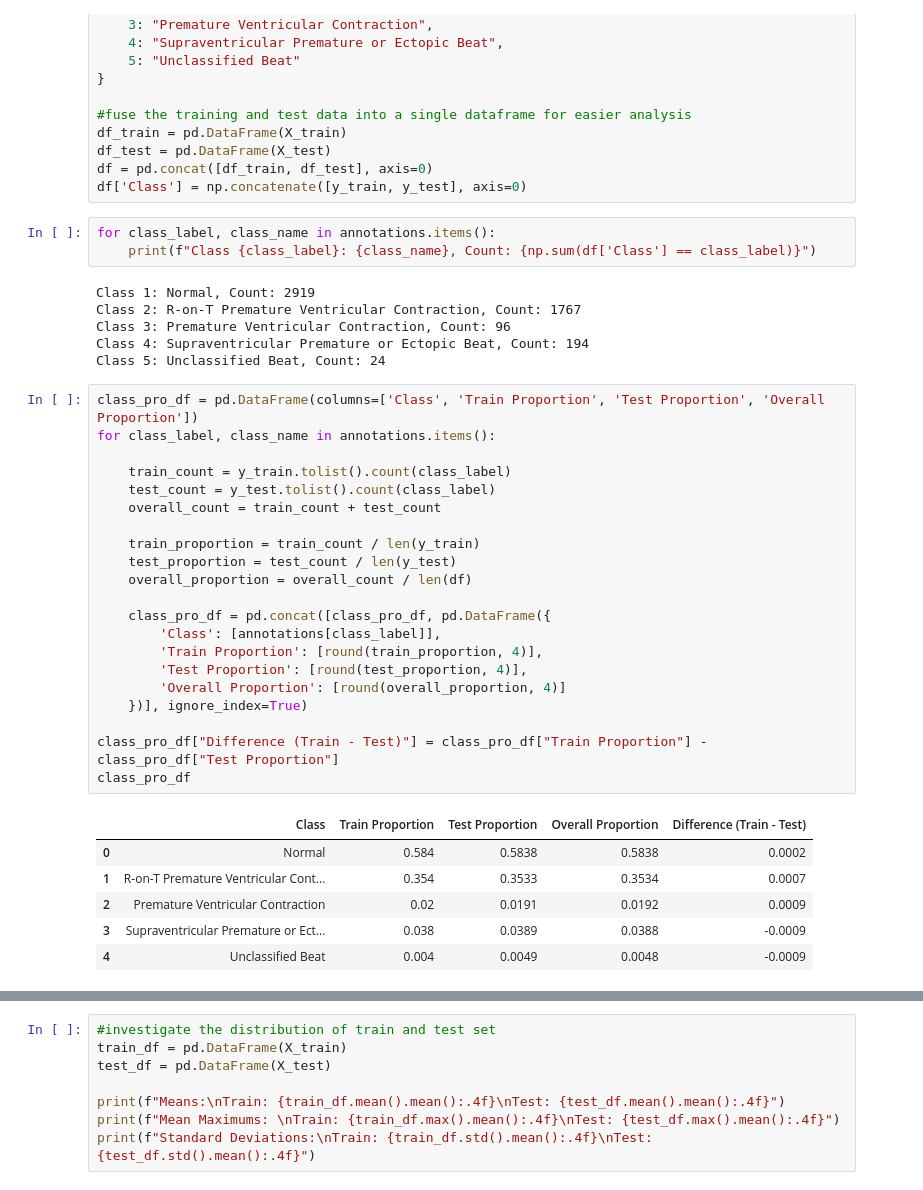
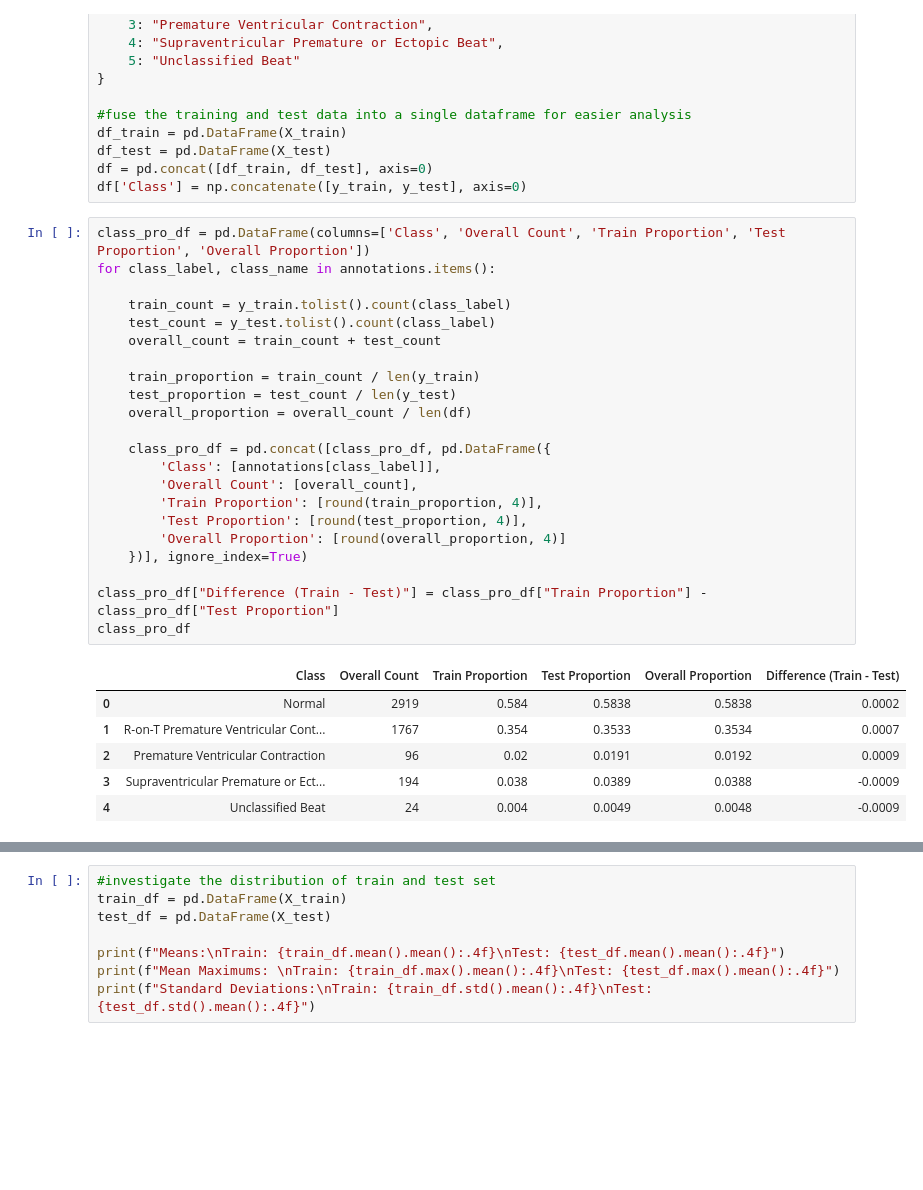
Before and after one commit to bi-blib/ecg5000_time_series_modelling, a Jupyter notebook: exploratory_analysis/ea.ipynb, the cells around one changed output, grey strips where cells are left out. Saved outputs shown, nothing was run; the diff lists cells and outputs as text; blank space fills up the shorter version.

```diff
--- a/exploratory_analysis/ea.ipynb
+++ b/exploratory_analysis/ea.ipynb
@@ -25,43 +25,35 @@ df_train = pd.DataFrame(X_train)
 df_test = pd.DataFrame(X_test)
 df = pd.concat([df_train, df_test], axis=0)
 df['Class'] = np.concatenate([y_train, y_test], axis=0)
-# %%
-for class_label, class_name in annotations.items():
-    print(f"Class {class_label}: {class_name}, Count: {np.sum(df['Class'] == class_label)}")
-# %% [output]
-Class 1: Normal, Count: 2919
-Class 2: R-on-T Premature Ventricular Contraction, Count: 1767
-Class 3: Premature Ventricular Contraction, Count: 96
-Class 4: Supraventricular Premature or Ectopic Beat, Count: 194
-Class 5: Unclassified Beat, Count: 24
 # %%
-class_pro_df = pd.DataFrame(columns=['Class', 'Train Proportion', 'Test Proportion', 'Overall Proportion'])
+class_pro_df = pd.DataFrame(columns=['Class', 'Overall Count', 'Train Proportion', 'Test Proportion', 'Overall Proportion'])
 for class_label, class_name in annotations.items():
 
     train_count = y_train.tolist().count(class_label)
     test_count = y_test.tolist().count(class_label)
     overall_count = train_count + test_count
 
     train_proportion = train_count / len(y_train)
     test_proportion = test_count / len(y_test)
     overall_proportion = overall_count / len(df)
 
     class_pro_df = pd.concat([class_pro_df, pd.DataFrame({
         'Class': [annotations[class_label]],
+        'Overall Count': [overall_count],
         'Train Proportion': [round(train_proportion, 4)],
         'Test Proportion': [round(test_proportion, 4)],
         'Overall Proportion': [round(overall_proportion, 4)]
     })], ignore_index=True)
 
 class_pro_df["Difference (Train - Test)"] = class_pro_df["Train Proportion"] - class_pro_df["Test Proportion"]
 class_pro_df
 # %% [output]
-|  | Class | Train Proportion | Test Proportion | Overall Proportion | Difference (Train - Test) |
-| 0 | Normal | 0.584 | 0.5838 | 0.5838 | 0.0002 |
-| 1 | R-on-T Premature Ventricular Cont... | 0.354 | 0.3533 | 0.3534 | 0.0007 |
-| 2 | Premature Ventricular Contraction | 0.02 | 0.0191 | 0.0192 | 0.0009 |
-| 3 | Supraventricular Premature or Ect... | 0.038 | 0.0389 | 0.0388 | -0.0009 |
-| 4 | Unclassified Beat | 0.004 | 0.0049 | 0.0048 | -0.0009 |
+|  | Class | Overall Count | Train Proportion | Test Proportion | Overall Proportion | Difference (Train - Test) |
+| 0 | Normal | 2919 | 0.584 | 0.5838 | 0.5838 | 0.0002 |
+| 1 | R-on-T Premature Ventricular Cont... | 1767 | 0.354 | 0.3533 | 0.3534 | 0.0007 |
+| 2 | Premature Ventricular Contraction | 96 | 0.02 | 0.0191 | 0.0192 | 0.0009 |
+| 3 | Supraventricular Premature or Ect... | 194 | 0.038 | 0.0389 | 0.0388 | -0.0009 |
+| 4 | Unclassified Beat | 24 | 0.004 | 0.0049 | 0.0048 | -0.0009 |
 # %%
 class_desc_df = pd.DataFrame(columns=['Class', 'Mean', 'Standard Deviation', 'Minimum', 'Maximum', 'Min Time', 'Max Time', 'Max Z-Score', 'Min Z-Score'])
 for class_label, class_name in annotations.items():
```
Also changed, not shown: parts of 1 cell of this notebook, 5 other files.
